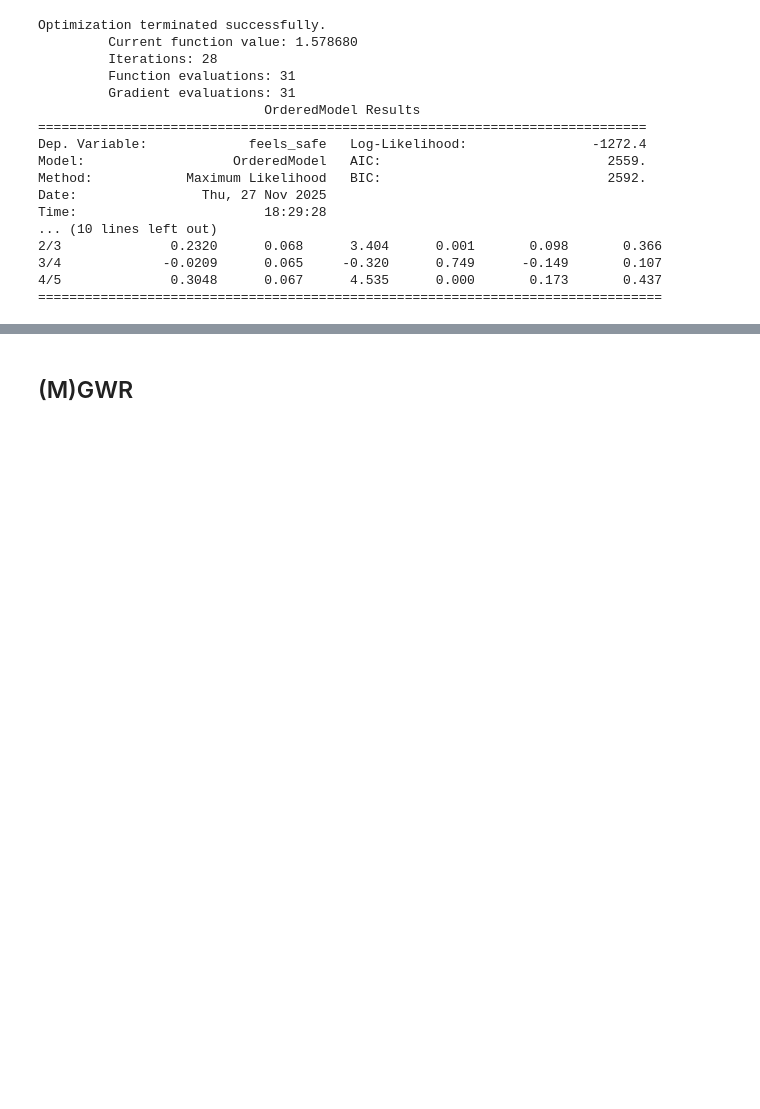
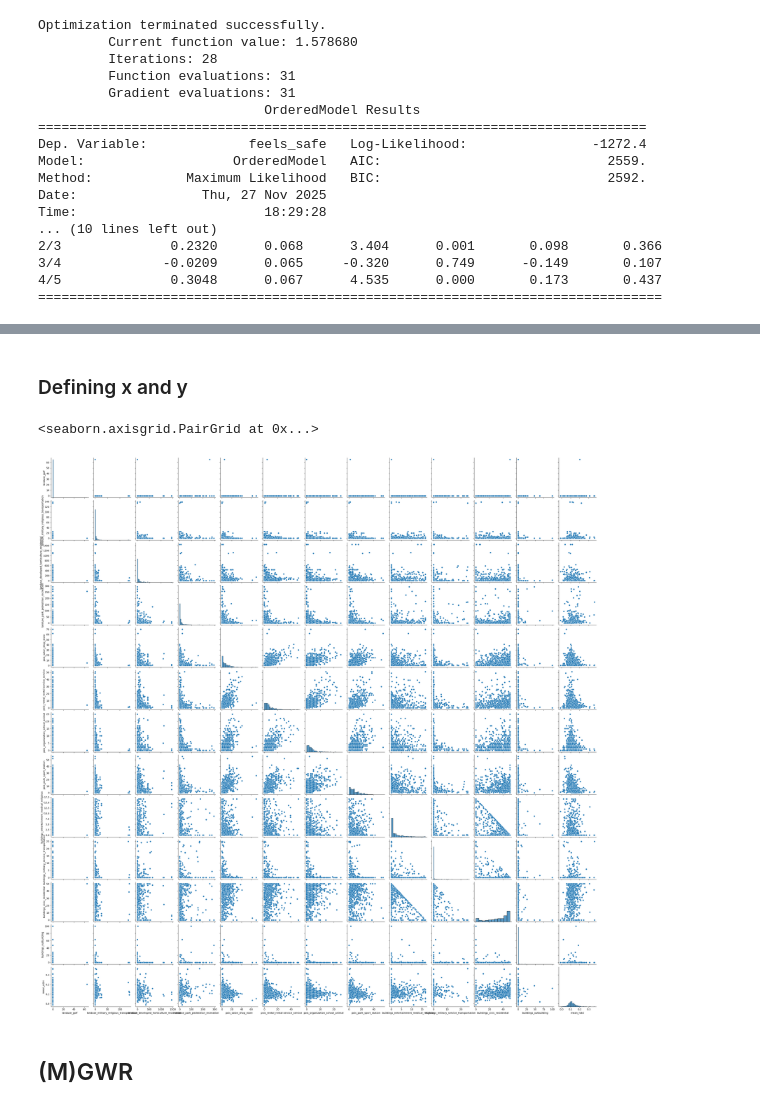
Before and after one commit to jammy-data/REALLOCATE_AI, a Jupyter notebook: notebooks/04_modelling.ipynb, the cells around one changed output, grey strips where cells are left out. Drawn from its saved outputs; the diff is of its cells as text; code cells hidden in the pictures; blank space fills up the shorter version.

Commit message:
Added regression and GWR

```diff
--- a/notebooks/04_modelling.ipynb
+++ b/notebooks/04_modelling.ipynb
@@ -317,0 +320,3 @@ Time:                        18:29:28
+# %%
+#create random values and assign these to y
+h3_clipped['y'] = np.random.randint(0, 100, size=len(h3_clipped))
@@ -318,3 +330,15 @@ Time:                        18:29:28
+# %% [markdown]
+### Defining x and y
+# %%
+import seaborn as sns
+#Let's get our X and y for the regression
+y = h3_clipped["y"].astype(int)
+X = h3_clipped.drop(columns=["y","h3_id","geometry"])
+# %%
+sns.pairplot(X)
+# %% [output]
+<seaborn.axisgrid.PairGrid at 0x...>
+[figure, added]
 # %% [markdown]
 ## (M)GWR
 # %%
```
Also changed, not shown: parts of 8 cells of this notebook, 2 other files.
